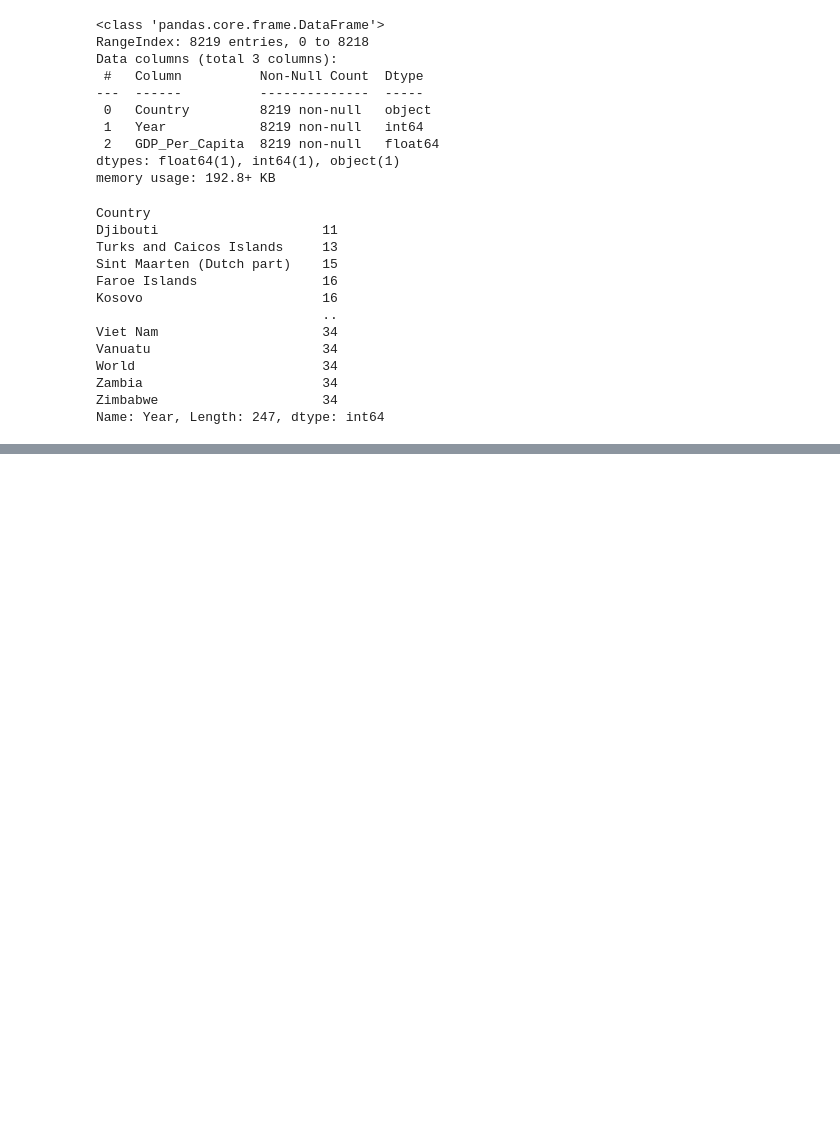
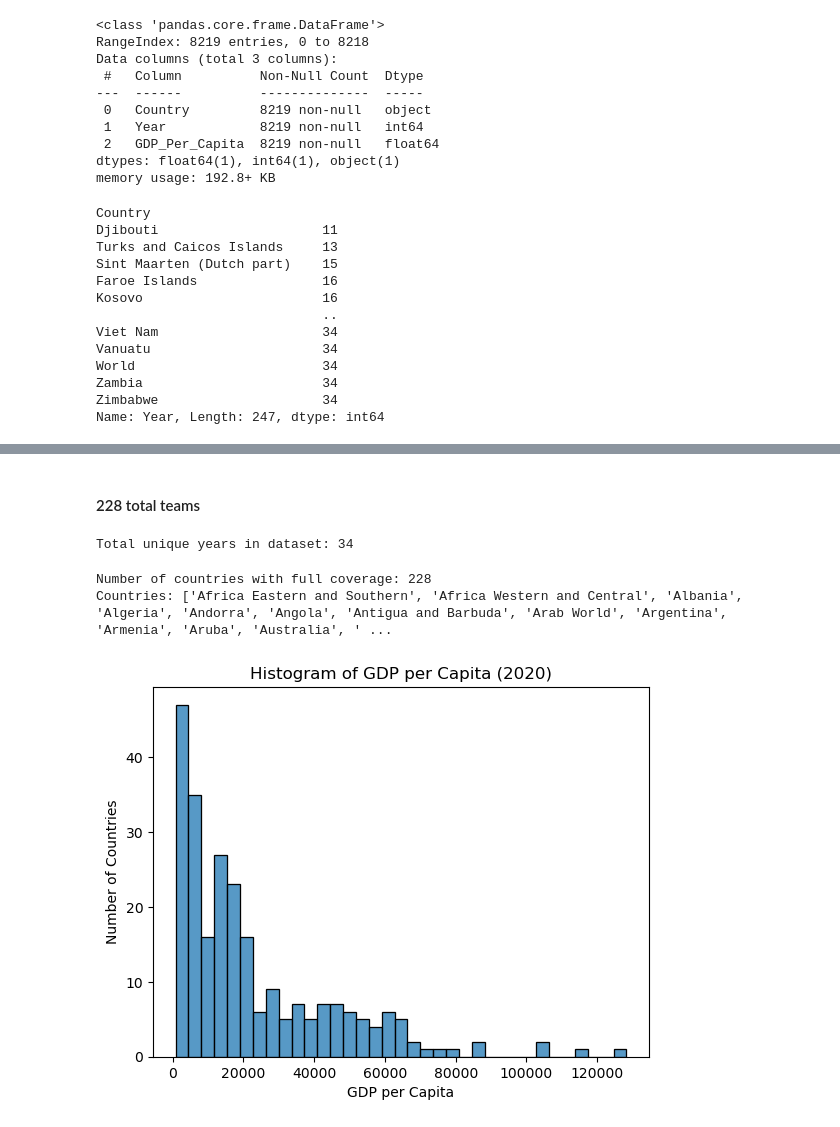
Before and after one commit to NSS-Data-Analytics-Cohort-16/da16-python-gdp-and-internet-use-analysis-MatthewRitchey, a Jupyter notebook: notebooks/gdp_per_capita.ipynb, the cells around one changed output, grey strips where cells are left out. Saved outputs shown, nothing was run; the diff lists cells and outputs as text; code cells hidden in the pictures; blank space fills up the shorter version.

```diff
--- a/notebooks/gdp_per_capita.ipynb
+++ b/notebooks/gdp_per_capita.ipynb
@@ -87,0 +128,2 @@ Name: Year, Length: 247, dtype: int64
+# %% [markdown]
+#### 228 total teams
@@ -88,5 +132,26 @@ Name: Year, Length: 247, dtype: int64
+# %%
+max_years = gdp_df_clean["Year"].nunique()
+print("Total unique years in dataset:", max_years)
+# %% [output]
+Total unique years in dataset: 34
+# %%
+complete_countries = country_years[country_years == max_years]
+print("Number of countries with full coverage:", complete_countries.shape[0])
+print("Countries:", complete_countries.index.tolist())
+# %% [output]
+Number of countries with full coverage: 228
+Countries: ['Africa Eastern and Southern', 'Africa Western and Central', 'Albania', 'Algeria', 'Andorra', 'Angola', 'Antigua and Barbuda', 'Arab World', 'Argentina', 'Armenia', 'Aruba', 'Australia', ' ...
 # %%
 # 8. In this question, you're going to create some plots to show the distribution of GDP per capita for the year 2020. Go to
 # the Python Graph Gallery (https://www.python-graph-gallery.com/) and look at the different types of plots under the Distribution
 # section. Create a histogram, a density plot, a boxplot, and a violin plot. What do you notice when you look at these plots? How
 # do the plots compare and what information can you get out of one type that you can't necessarily get out of the others?
+gdp_2020 = gdp_df_clean[gdp_df_clean['Year'] == 2020]
+# %%
+sns.histplot(gdp_2020['GDP_Per_Capita'], bins=35, kde=False)
+plt.title("Histogram of GDP per Capita (2020)")
+plt.xlabel("GDP per Capita")
+plt.ylabel("Number of Countries")
+plt.show()
+# %% [output]
+[figure, added]
```
Also changed, not shown: parts of 12 cells of this notebook.
